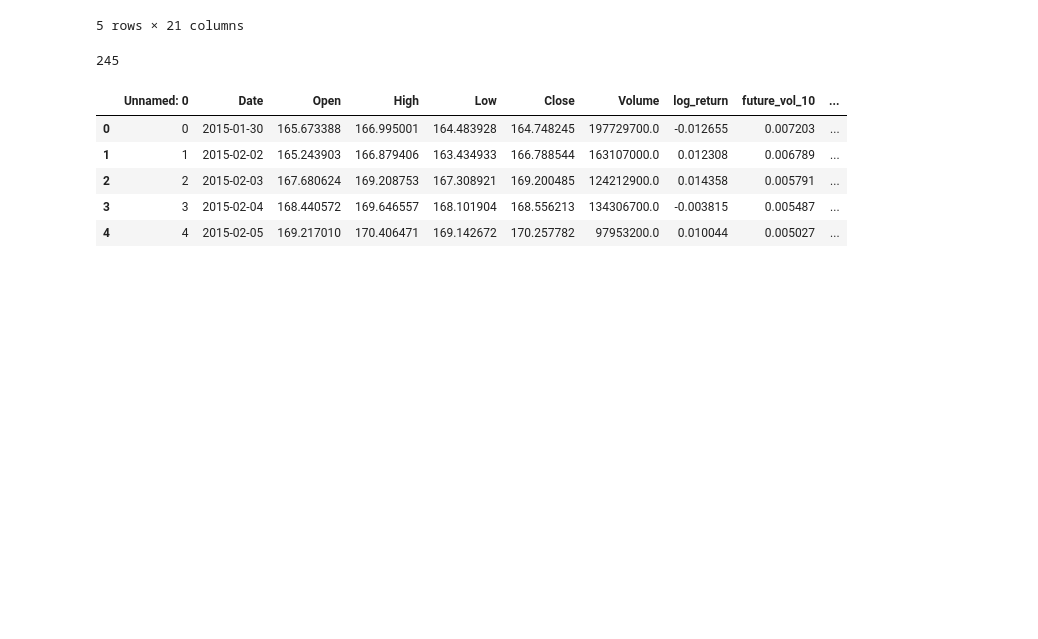
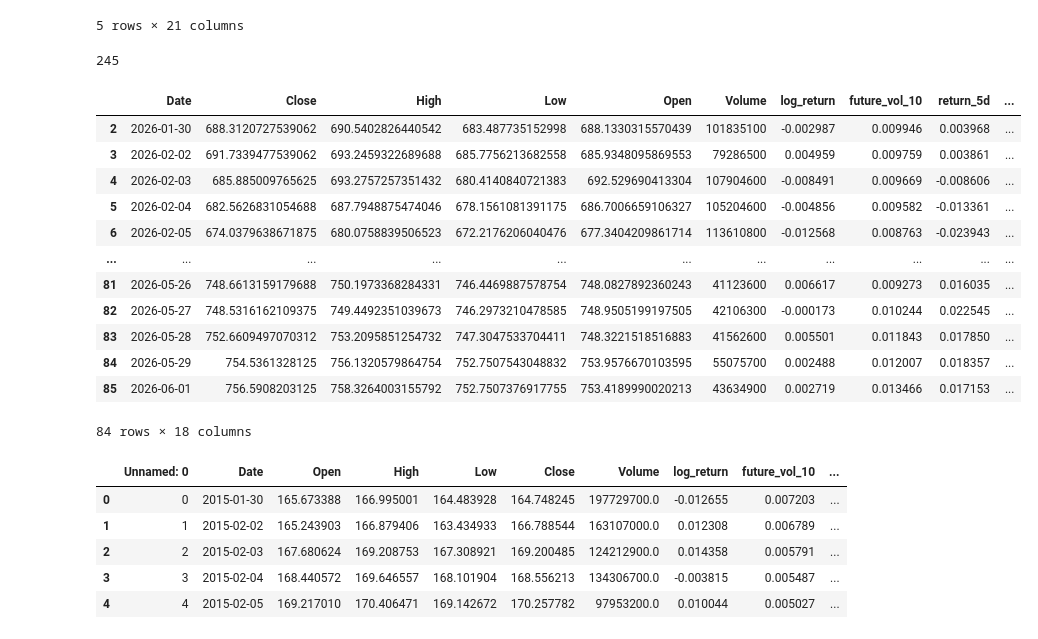
Before and after one commit to Noha-Jung3/Market-Volatility-Prediction, a Jupyter notebook: Notebooks/05_database.ipynb, the cells around one changed output. Cells and saved outputs as stored; diff of their text form; code cells hidden in the pictures; blank space fills up the shorter version.

```diff
--- a/Notebooks/05_database.ipynb
+++ b/Notebooks/05_database.ipynb
@@ -32,6 +33,25 @@ train.to_sql(
 # %%
 val = pd.read_csv("C:/Users/jungn/OneDrive/Documents/Projects/Market-Volatility-Prediction/data/validation.csv")
 test = pd.read_csv("C:/Users/jungn/OneDrive/Documents/Projects/Market-Volatility-Prediction/data/test_set.csv")
+# %%
+test = test.drop([0,1])
+test = test.rename(columns={"Price":"Date"})
+# %%
+test
+# %% [output]
+|  | Date | Close | High | Low | Open | Volume | log_return | future_vol_10 | return_5d | ... |
+| 2 | 2026-01-30 | 688.3120727539062 | 690.5402826440542 | 683.487735152998 | 688.1330315570439 | 101835100 | -0.002987 | 0.009946 | 0.003968 | ... |
+| 3 | 2026-02-02 | 691.7339477539062 | 693.2459322689688 | 685.7756213682558 | 685.9348095869553 | 79286500 | 0.004959 | 0.009759 | 0.003861 | ... |
+| 4 | 2026-02-03 | 685.885009765625 | 693.2757257351432 | 680.4140840721383 | 692.529690413304 | 107904600 | -0.008491 | 0.009669 | -0.008606 | ... |
+| 5 | 2026-02-04 | 682.5626831054688 | 687.7948875474046 | 678.1561081391175 | 686.7006659106327 | 105204600 | -0.004856 | 0.009582 | -0.013361 | ... |
+| 6 | 2026-02-05 | 674.0379638671875 | 680.0758839506523 | 672.2176206040476 | 677.3404209861714 | 113610800 | -0.012568 | 0.008763 | -0.023943 | ... |
+| ... | ... | ... | ... | ... | ... | ... | ... | ... | ... | ... |
+| 81 | 2026-05-26 | 748.6613159179688 | 750.1973368284331 | 746.4469887578754 | 748.0827892360243 | 41123600 | 0.006617 | 0.009273 | 0.016035 | ... |
+| 82 | 2026-05-27 | 748.5316162109375 | 749.4492351039673 | 746.2973210478585 | 748.9505199197505 | 42106300 | -0.000173 | 0.010244 | 0.022545 | ... |
+| 83 | 2026-05-28 | 752.6609497070312 | 753.2095851254732 | 747.3047533704411 | 748.3221518516883 | 41562600 | 0.005501 | 0.011843 | 0.017850 | ... |
+| 84 | 2026-05-29 | 754.5361328125 | 756.1320579864754 | 752.7507543048832 | 753.9576670103595 | 55075700 | 0.002488 | 0.012007 | 0.018357 | ... |
+| 85 | 2026-06-01 | 756.5908203125 | 758.3264003155792 | 752.7507376917755 | 753.4189990020213 | 43634900 | 0.002719 | 0.013466 | 0.017153 | ... |
+84 rows × 18 columns
 # %%
 train["dataset"] = "train"
 val["dataset"] = "validation"
```
Also changed, not shown: parts of 17 cells of this notebook, 1 other file.
